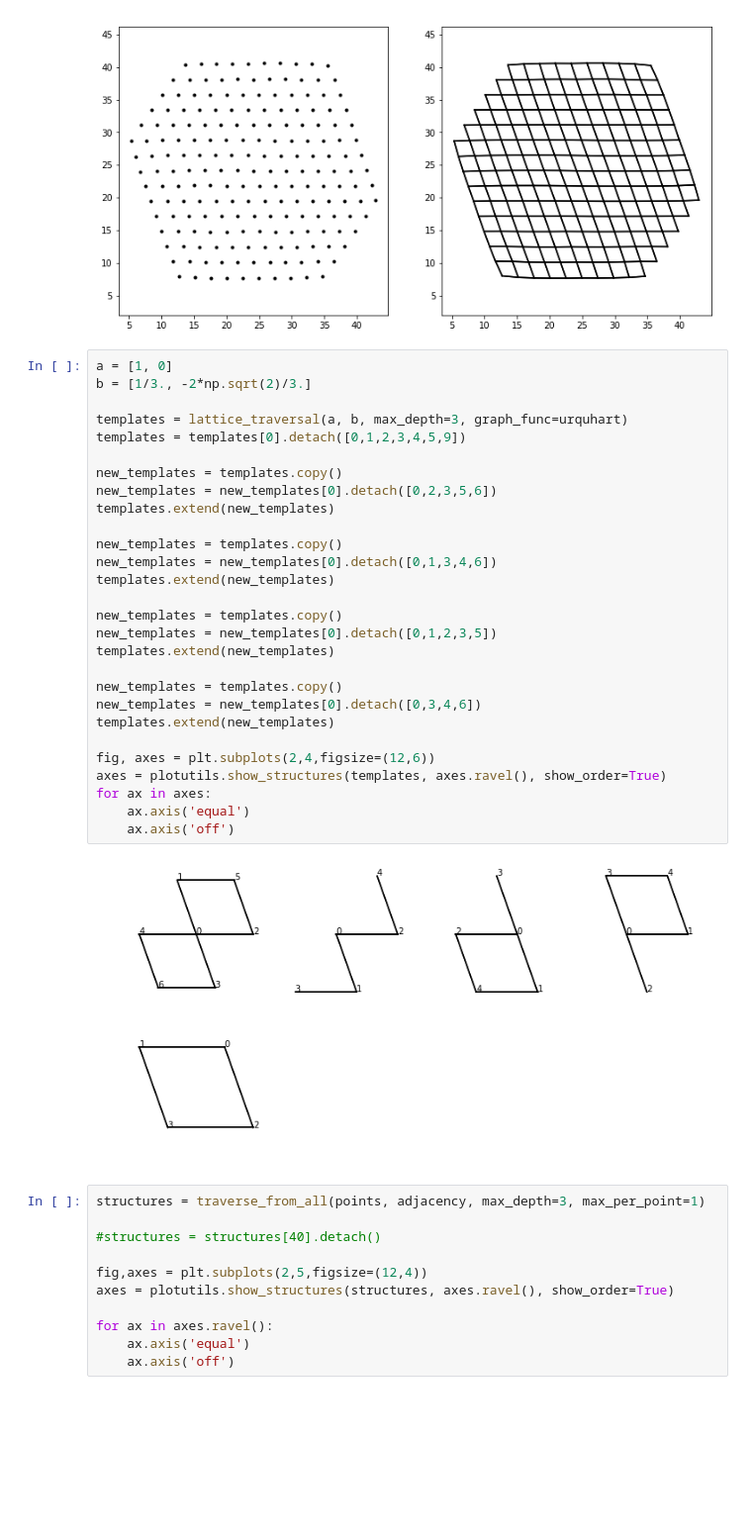
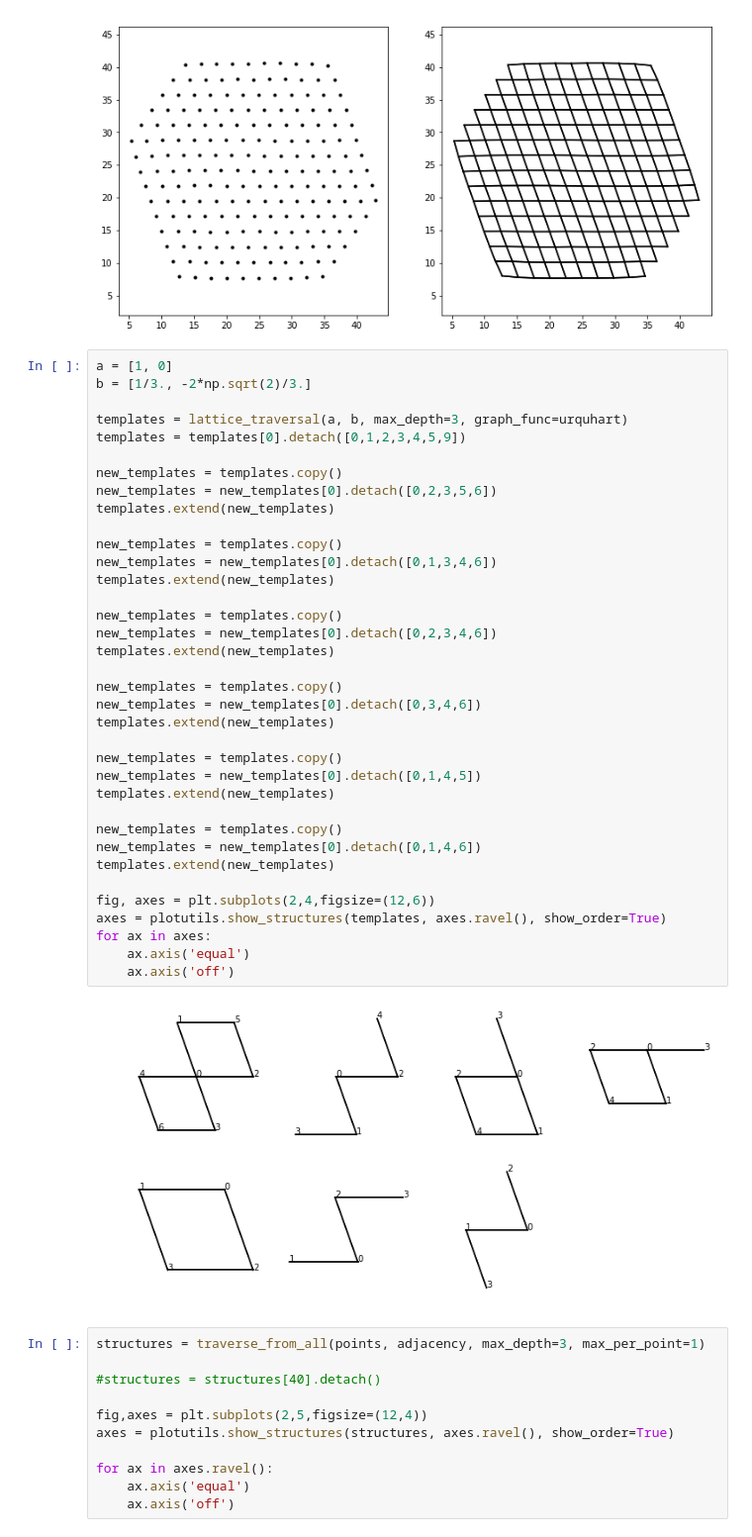
Before and after one commit to jacobjma/point-segment-matching, a Jupyter notebook: notebooks/surfaces_and_subgraph_isomorphism.ipynb, the cells around one changed output. Shown at 99% size. Saved outputs shown, nothing was run; the diff lists cells and outputs as text; blank space fills up the shorter version.

```diff
--- a/notebooks/surfaces_and_subgraph_isomorphism.ipynb
+++ b/notebooks/surfaces_and_subgraph_isomorphism.ipynb
@@ -27,33 +31,41 @@ for ax in axes:
 # %%
 a = [1, 0]
 b = [1/3., -2*np.sqrt(2)/3.]
 
 templates = lattice_traversal(a, b, max_depth=3, graph_func=urquhart)
 templates = templates[0].detach([0,1,2,3,4,5,9])
 
 new_templates = templates.copy()
 new_templates = new_templates[0].detach([0,2,3,5,6])
 templates.extend(new_templates)
 
 new_templates = templates.copy()
 new_templates = new_templates[0].detach([0,1,3,4,6])
 templates.extend(new_templates)
 
 new_templates = templates.copy()
-new_templates = new_templates[0].detach([0,1,2,3,5])
+new_templates = new_templates[0].detach([0,2,3,4,6])
 templates.extend(new_templates)
 
 new_templates = templates.copy()
 new_templates = new_templates[0].detach([0,3,4,6])
+templates.extend(new_templates)
+
+new_templates = templates.copy()
+new_templates = new_templates[0].detach([0,1,4,5])
+templates.extend(new_templates)
+
+new_templates = templates.copy()
+new_templates = new_templates[0].detach([0,1,4,6])
 templates.extend(new_templates)
 
 fig, axes = plt.subplots(2,4,figsize=(12,6))
 axes = plotutils.show_structures(templates, axes.ravel(), show_order=True)
 for ax in axes:
     ax.axis('equal')
     ax.axis('off')
 # %% [output]
-[figure, old version]
+[figure, new version]
 # %%
 structures = traverse_from_all(points, adjacency, max_depth=3, max_per_point=1)
 
```
Also changed, not shown: parts of 8 cells of this notebook.
